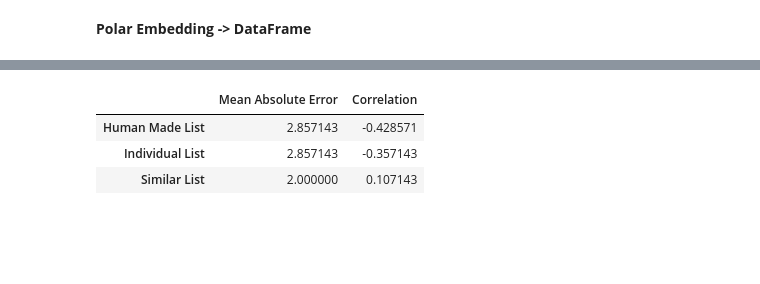
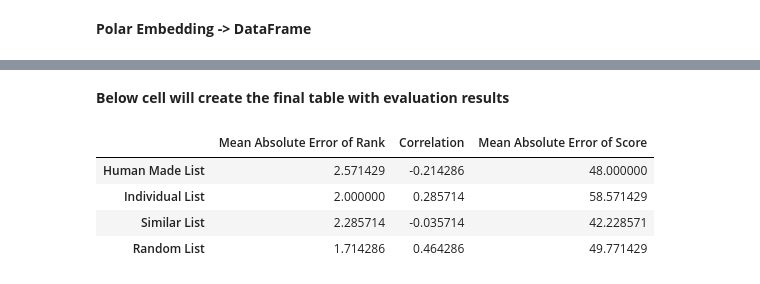
Before and after one commit to sreehari59/POLAR-WEBE, a Jupyter notebook: Polar_Embedding.ipynb, the cells around one changed output, grey strips where cells are left out. Drawn from its saved outputs; the diff is of its cells as text; code cells hidden in the pictures; blank space fills up the shorter version.

```diff
--- a/Polar_Embedding.ipynb
+++ b/Polar_Embedding.ipynb
@@ -613,4 +603,5 @@ time: 20.1 ms (started: 2022-05-18 10:37:10 +00:00)
 company_df = polar_ranking(right_polar_list_human,"Total Score Human","Polar Rank H",company_df)
 company_df = polar_ranking(right_polar_list_individual,"Total Score Individual","Polar Rank I",company_df)
 company_df = polar_ranking(right_polar_list_similar,"Total Score Similar","Polar Rank S",company_df)
+company_df = polar_ranking(right_polar_list_random,"Total Score Random","Polar Rank R",company_df)
 # %% [output]
@@ -618,4 +622,4 @@ time: 14.4 ms (started: 2022-05-18 10:37:12 +00:00)
 # %%
-company_df.drop(company_df.iloc[:, ], axis = 1, inplace = True)
+company_df.drop(company_df.iloc[:, 2:2+(len(list_new))*2], axis = 1, inplace = True)
 company_df.head(7)
 # %% [output]
@@ -705,8 +766,16 @@ time: 251 ms (started: 2022-05-18 11:05:12 +00:00)
 # %%
 from sklearn.metrics import mean_absolute_error
 
-mae = []
-mae.append(mean_absolute_error(merged_df["Masculinity Ranking"], merged_df["Polar Rank H"]))
-mae.append(mean_absolute_error(merged_df["Masculinity Ranking"], merged_df["Polar Rank I"]))
-mae.append(mean_absolute_error(merged_df["Masculinity Ranking"], merged_df["Polar Rank S"]))
+MAE = []
+MAE_of_Score = []
+
+MAE.append(mean_absolute_error(merged_df["Masculinity Ranking"], merged_df["Polar Rank H"]))
+MAE.append(mean_absolute_error(merged_df["Masculinity Ranking"], merged_df["Polar Rank I"]))
+MAE.append(mean_absolute_error(merged_df["Masculinity Ranking"], merged_df["Polar Rank S"]))
+MAE.append(mean_absolute_error(merged_df["Masculinity Ranking"], merged_df["Polar Rank R"]))
+
+MAE_of_Score.append(mean_absolute_error(merged_df["Masculinity Ranking"], merged_df["Total Score Human"]))
+MAE_of_Score.append(mean_absolute_error(merged_df["Masculinity Ranking"], merged_df["Total Score Individual"]))
+MAE_of_Score.append(mean_absolute_error(merged_df["Masculinity Ranking"], merged_df["Total Score Similar"]))
+MAE_of_Score.append(mean_absolute_error(merged_df["Masculinity Ranking"], merged_df["Total Score Random"]))
 # %% [output]
@@ -716,4 +787,5 @@ correlation = []
 correlation.append(merged_df["Polar Rank H"].corr(merged_df["Masculinity Ranking"]))
 correlation.append(merged_df["Polar Rank I"].corr(merged_df["Masculinity Ranking"]))
 correlation.append(merged_df["Polar Rank S"].corr(merged_df["Masculinity Ranking"]))
+correlation.append(merged_df["Polar Rank R"].corr(merged_df["Masculinity Ranking"]))
 # %% [output]
@@ -721,11 +793,16 @@ time: 4.56 ms (started: 2022-05-18 11:30:03 +00:00)
+# %% [markdown]
+**Below cell will create the final table with evaluation results**
 # %%
-eval_data = {"Mean Absolute Error" : mae,
-             "Correlation" : correlation}
+eval_data = {"Mean Absolute Error of Rank" : MAE,
+              "Correlation" : correlation,
+             "Mean Absolute Error of Score" : MAE_of_Score
+            }
 
-eval_df = pd.DataFrame(eval_data, index =["Human Made List", "Individual List", "Similar List"])
+eval_df = pd.DataFrame(eval_data, index =["Human Made List", "Individual List", "Similar List","Random List"])
 eval_df.head()
 # %% [output]
-|  | Mean Absolute Error | Correlation |
-| Human Made List | 2.857143 | -0.428571 |
-| Individual List | 2.857143 | -0.357143 |
-| Similar List | 2.000000 | 0.107143 |
+|  | Mean Absolute Error of Rank | Correlation | Mean Absolute Error of Score |
+| Human Made List | 2.571429 | -0.214286 | 48.000000 |
+| Individual List | 2.000000 | 0.285714 | 58.571429 |
+| Similar List | 2.285714 | -0.035714 | 42.228571 |
+| Random List | 1.714286 | 0.464286 | 49.771429 |
```
Also changed, not shown: parts of 58 cells of this notebook.
